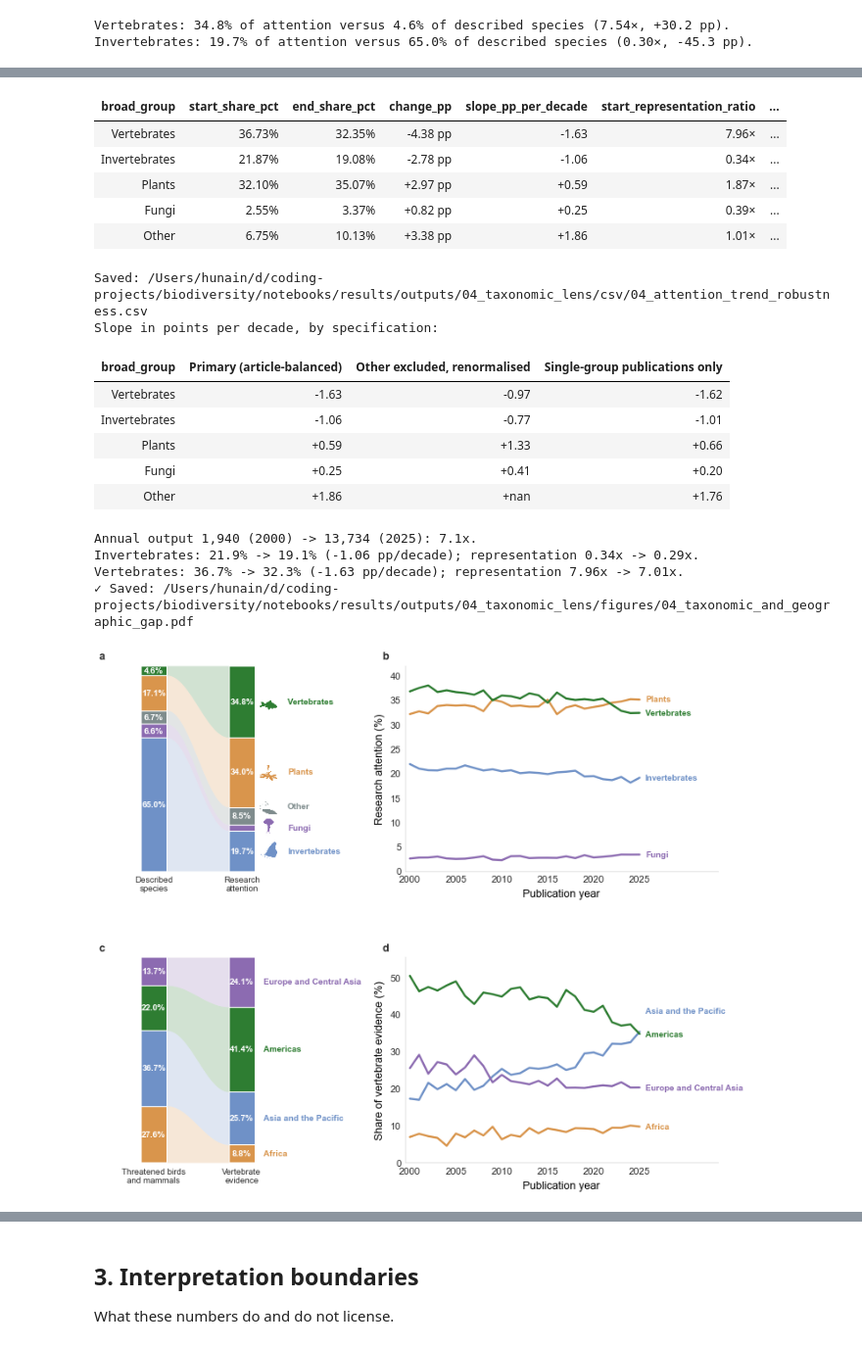
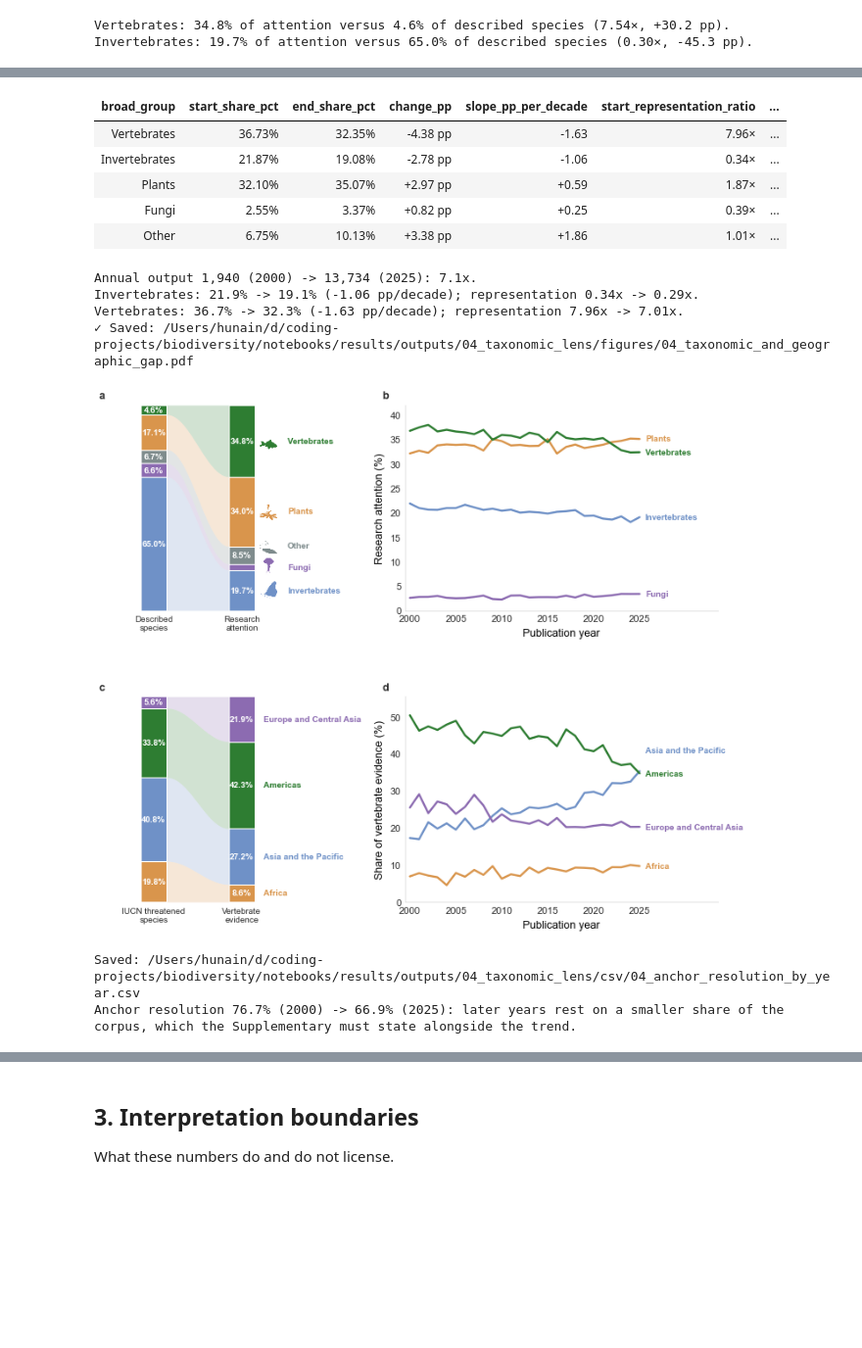
Before and after one commit to hunaindot/biodiversity-change-systematic-map, a Jupyter notebook: notebooks/results/04_taxonomic_lens.ipynb, the cells around one changed output, grey strips where cells are left out. Shown at 98% size. Cells and saved outputs as stored; diff of their text form; code cells hidden in the pictures; blank space fills up the shorter version.

```diff
--- a/notebooks/results/04_taxonomic_lens.ipynb
+++ b/notebooks/results/04_taxonomic_lens.ipynb
@@ -681,39 +738,6 @@ display(
     .hide(axis="index")
 )
 
-# Supplementary robustness: the trend must not be an artefact of the residual bucket
-# or of how multi-group publications are split.
-SPECIFICATIONS = {
-    "Primary (article-balanced)": {},
-    f"{RESIDUAL_GROUP} excluded, renormalised": {
-        "renormalise_over": [g for g in BENCHMARK_GROUPS if g != RESIDUAL_GROUP]
-    },
-    "Single-group publications only": {"single_group_only": True},
-}
-specification_frames = []
-for label, keywords in SPECIFICATIONS.items():
-    slopes = taxa_skew.summarise_attention_trend(
-        taxa_skew.taxonomic_attention_trend(
-            anchor.included, benchmark_groups=BENCHMARK_GROUPS, **keywords
-        )
-    )[["broad_group", "slope_pp_per_decade"]]
-    specification_frames.append(slopes.assign(specification=label))
-
-trend_robustness = (
-    pd.concat(specification_frames)
-    .pivot(index="broad_group", columns="specification", values="slope_pp_per_decade")
-    .reindex(index=BENCHMARK_GROUPS, columns=list(SPECIFICATIONS))
-    .rename_axis(columns=None)
-    .reset_index()
-)
-RESULTS.save_table(trend_robustness, artifact("attention_trend_robustness"))
-print("Slope in points per decade, by specification:")
-display(
-    trend_robustness.style.format(
-        {label: "{:+.2f}" for label in SPECIFICATIONS}
-    ).hide(axis="index")
-)
-
 # Volume growth is what makes the stability notable, so state it alongside.
 YEARLY_TOTALS = (
     attention_trend.groupby("publication_year")["n_effective_publications_year"].first()
@@ -739,7 +763,10 @@ for group in ("Invertebrates", "Vertebrates"):
 # below. Both rows call the same _stacked_pair/_trend_lines helpers, so the geographic
 # row reads exactly like the taxonomic one -- that rhyme is the argument, since the two
 # rows use unrelated benchmarks (GBIF described species, IUCN threatened species) and
-# fail alike.
+# fail alike. `regional`/`regional_trend` are the *revised* (Starnes-benchmarked,
+# article-deduplicated) tables from 2a-revised, not the legacy WDI ones from 2a.
+# `region_left_caption` overrides the plotting module's birds+mammals-era default label
+# -- the Starnes benchmark is all-taxa, not birds+mammals (see 2a-revised).
 combined_figure = taxa_skew_plotting.plot_representation_and_trend(
     anchor_analysis.comparison,
     attention_trend,
@@ -747,10 +774,11 @@ combined_figure = taxa_skew_plotting.plot_representation_and_trend(
     group_colors=BROAD_COLORS,
     residual_group=RESIDUAL_GROUP,
     mapping=MAPPING,
-    regional=gap_regions,
-    regional_trend=gap_regional_trend,
+    regional=revised_gap_regions,
+    regional_trend=revised_gap_regional_trend,
     region_order=taxa_gap_plotting.REGION_ORDER,
     region_colors=taxa_gap_plotting.REGION_COLORS,
+    region_left_caption="IUCN threatened\nspecies",
 )
 RESULTS.export_figure(
     combined_figure, artifact(CONFIG["combined_figure_filename"])
@@ -758,43 +786,37 @@ RESULTS.export_figure(
 display(combined_figure)
 plt.close(combined_figure)
 
 # The caveat the Supplementary must disclose: composition is measured on a shrinking
 # share of the corpus, because fewer recent publications resolve to a benchmark group.
 ANCHOR_UTS = set(anchor.included["UT"])
 resolution_by_year = (
     UNIVERSE.assign(resolved=UNIVERSE["UT"].isin(ANCHOR_UTS))
     .groupby("publication_year")
     .agg(n_universe=("UT", "nunique"), n_resolved=("resolved", "sum"))
     .assign(resolved_pct=lambda d: d["n_resolved"] / d["n_universe"] * 100.0)
     .reset_index()
 )
 RESULTS.save_table(resolution_by_year, artifact("anchor_resolution_by_year"))
 RESOLUTION_START_PCT = float(resolution_by_year["resolved_pct"].iloc[0])
 RESOLUTION_END_PCT = float(resolution_by_year["resolved_pct"].iloc[-1])
 print(
     f"Anchor resolution {RESOLUTION_START_PCT:.1f}% ({first_year}) -> "
     f"{RESOLUTION_END_PCT:.1f}% ({last_year}): later years rest on a smaller share of "
     "the corpus, which the Supplementary must state alongside the trend."
 )
 # %% [output]
 Saved: /Users/hunain/d/coding-projects/biodiversity/notebooks/results/outputs/04_taxonomic_lens/csv/04_attention_trend_by_year.csv
 Saved: /Users/hunain/d/coding-projects/biodiversity/notebooks/results/outputs/04_taxonomic_lens/csv/04_attention_trend_summary.csv
 | broad_group | start_share_pct | end_share_pct | change_pp | slope_pp_per_decade | start_representation_ratio | ... |
 | Vertebrates | 36.73% | 32.35% | -4.38 pp | -1.63 | 7.96× | ... |
 | Invertebrates | 21.87% | 19.08% | -2.78 pp | -1.06 | 0.34× | ... |
 | Plants | 32.10% | 35.07% | +2.97 pp | +0.59 | 1.87× | ... |
 | Fungi | 2.55% | 3.37% | +0.82 pp | +0.25 | 0.39× | ... |
 | Other | 6.75% | 10.13% | +3.38 pp | +1.86 | 1.01× | ... |
-Saved: /Users/hunain/d/coding-projects/biodiversity/notebooks/results/outputs/04_taxonomic_lens/csv/04_attention_trend_robustness.csv
-Slope in points per decade, by specification:
+Annual output 1,940 (2000) -> 13,734 (2025): 7.1x.
+Invertebrates: 21.9% -> 19.1% (-1.06 pp/decade); representation 0.34x -> 0.29x.
+Vertebrates: 36.7% -> 32.3% (-1.63 pp/decade); representation 7.96x -> 7.01x.
+✓ Saved: /Users/hunain/d/coding-projects/biodiversity/notebooks/results/outputs/04_taxonomic_lens/figures/04_taxonomic_and_geographic_gap.pdf
-| broad_group | Primary (article-balanced) | Other excluded, renormalised | Single-group publications only |
-| Vertebrates | -1.63 | -0.97 | -1.62 |
-| Invertebrates | -1.06 | -0.77 | -1.01 |
-| Plants | +0.59 | +1.33 | +0.66 |
-| Fungi | +0.25 | +0.41 | +0.20 |
-| Other | +1.86 | +nan | +1.76 |
+[figure, new version]
-Annual output 1,940 (2000) -> 13,734 (2025): 7.1x.
-Invertebrates: 21.9% -> 19.1% (-1.06 pp/decade); representation 0.34x -> 0.29x.
-Vertebrates: 36.7% -> 32.3% (-1.63 pp/decade); representation 7.96x -> 7.01x.
-✓ Saved: /Users/hunain/d/coding-projects/biodiversity/notebooks/results/outputs/04_taxonomic_lens/figures/04_taxonomic_and_geographic_gap.pdf
+Saved: /Users/hunain/d/coding-projects/biodiversity/notebooks/results/outputs/04_taxonomic_lens/csv/04_anchor_resolution_by_year.csv
+Anchor resolution 76.7% (2000) -> 66.9% (2025): later years rest on a smaller share of the corpus, which the Supplementary must state alongside the trend.
-[figure, old version]
```
Also changed, not shown: parts of 14 cells of this notebook, 19 other files.
